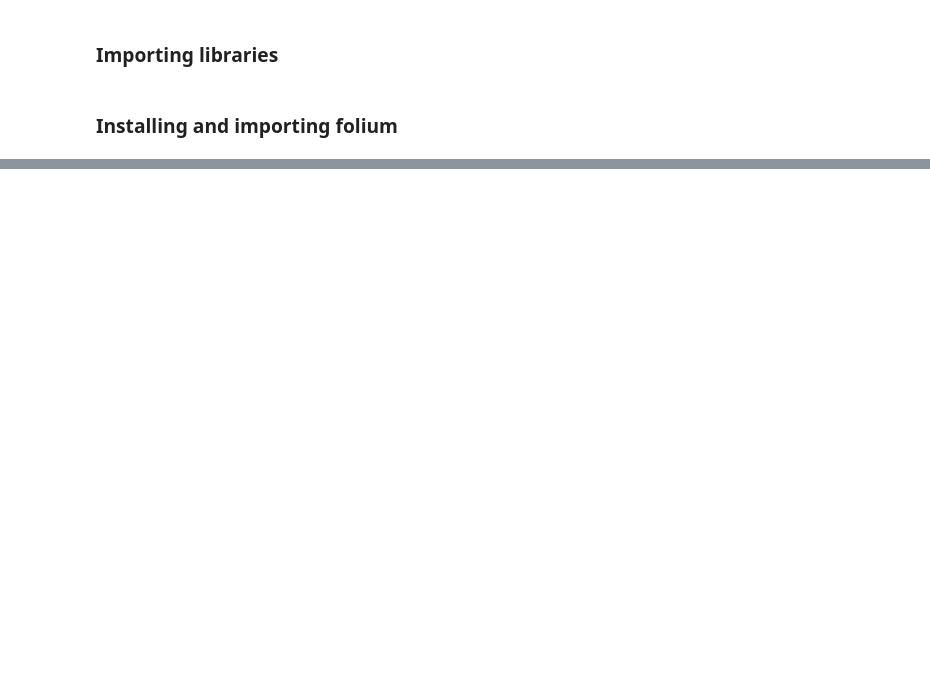
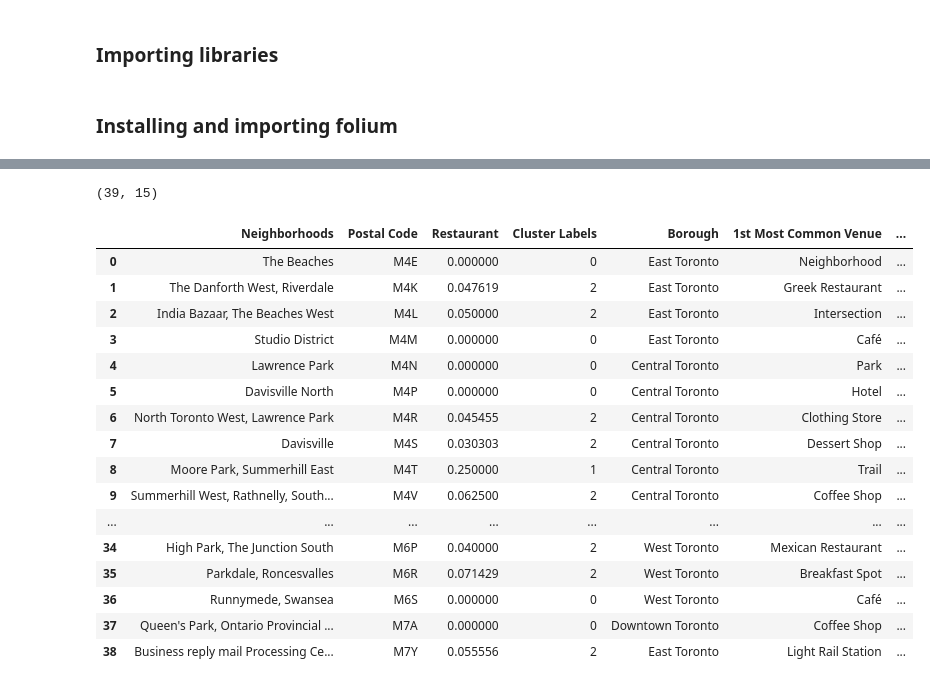
Before and after one commit to ajaymathew522/Coursera_Capstone, a Jupyter notebook: Coursera Capstone.ipynb, the cells around one changed output, grey strips where cells are left out. Drawn from its saved outputs; the diff is of its cells as text; code cells hidden in the pictures; blank space fills up the shorter version.

```diff
--- a/Coursera Capstone.ipynb
+++ b/Coursera Capstone.ipynb
@@ -214,0 +335,3 @@ venues_df
+# %%
+rest_df = toronto_grouped[["Neighborhoods","Postal Code","Restaurant"]]
+rest_df.head()
@@ -214,0 +351,10 @@ venues_df
+# %%
+kclusters = 3
+
+toronto_grouped_clustering = rest_df.drop(["Neighborhoods","Postal Code"], 1)
+
+# run k-means clustering
+kmeans = KMeans(n_clusters=kclusters, random_state=0).fit(toronto_grouped_clustering)
+
+# check cluster labels generated for each row in the dataframe
+kmeans.labels_[0:10]
@@ -214,0 +363,10 @@ venues_df
+# %%
+toronto_merged = rest_df.copy()
+
+# add clustering labels
+toronto_merged["Cluster Labels"] = kmeans.labels_
+
+# merge toronto_grouped with toronto_data to add latitude/longitude for each neighborhood
+
+#toronto_merged.rename(columns={"Neighborhoods": "Neighborhood"}, inplace=True)
+toronto_merged.head()
@@ -214,0 +380,23 @@ venues_df
+# %%
+toronto_merged = toronto_merged.join(neighborhoods_venues_sorted.drop(["Neighborhoods"], 1).set_index("Postal Code"), on="Postal Code")
+print(toronto_merged.shape)
+toronto_merged
+# %% [output]
+(39, 15)
+|  | Neighborhoods | Postal Code | Restaurant | Cluster Labels | Borough | 1st Most Common Venue | ... |
+| 0 | The Beaches | M4E | 0.000000 | 0 | East Toronto | Neighborhood | ... |
+| 1 | The Danforth West, Riverdale | M4K | 0.047619 | 2 | East Toronto | Greek Restaurant | ... |
+| 2 | India Bazaar, The Beaches West | M4L | 0.050000 | 2 | East Toronto | Intersection | ... |
+| 3 | Studio District | M4M | 0.000000 | 0 | East Toronto | Café | ... |
+| 4 | Lawrence Park | M4N | 0.000000 | 0 | Central Toronto | Park | ... |
+| 5 | Davisville North | M4P | 0.000000 | 0 | Central Toronto | Hotel | ... |
+| 6 | North Toronto West, Lawrence Park | M4R | 0.045455 | 2 | Central Toronto | Clothing Store | ... |
+| 7 | Davisville | M4S | 0.030303 | 2 | Central Toronto | Dessert Shop | ... |
+| 8 | Moore Park, Summerhill East | M4T | 0.250000 | 1 | Central Toronto | Trail | ... |
+| 9 | Summerhill West, Rathnelly, South... | M4V | 0.062500 | 2 | Central Toronto | Coffee Shop | ... |
+| ... | ... | ... | ... | ... | ... | ... | ... |
+| 34 | High Park, The Junction South | M6P | 0.040000 | 2 | West Toronto | Mexican Restaurant | ... |
+| 35 | Parkdale, Roncesvalles | M6R | 0.071429 | 2 | West Toronto | Breakfast Spot | ... |
+| 36 | Runnymede, Swansea | M6S | 0.000000 | 0 | West Toronto | Café | ... |
+| 37 | Queen's Park, Ontario Provincial ... | M7A | 0.000000 | 0 | Downtown Toronto | Coffee Shop | ... |
+| 38 | Business reply mail Processing Ce... | M7Y | 0.055556 | 2 | East Toronto | Light Rail Station | ... |
```
Also changed, not shown: parts of 76 cells of this notebook.
